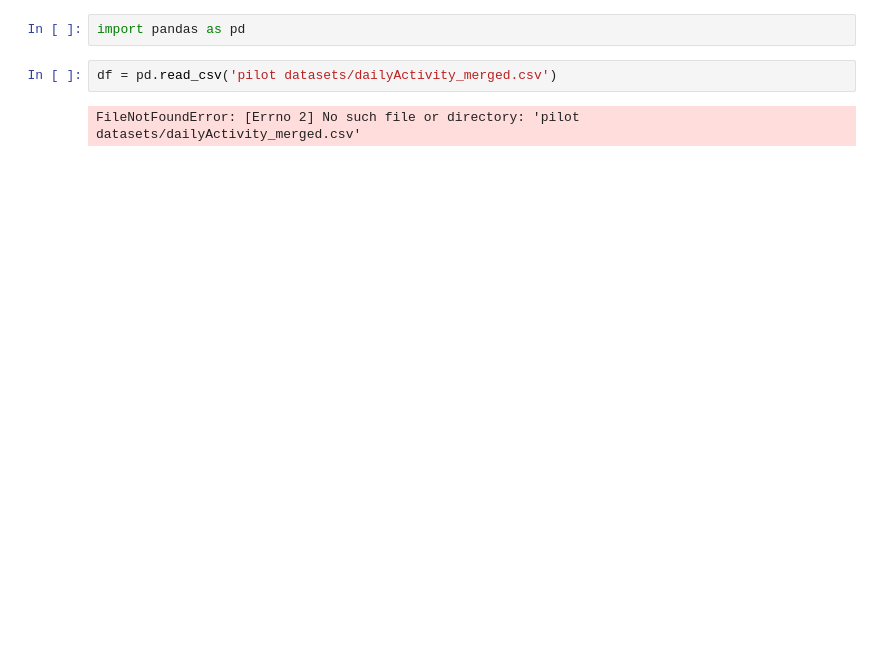
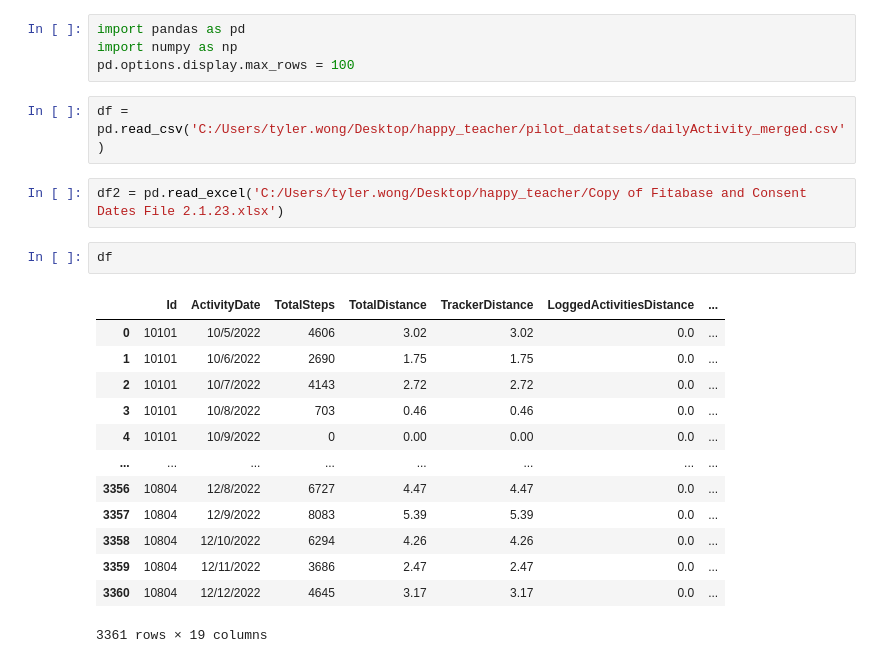
Before and after one commit to tylerwong1/happy_teacher, a Jupyter notebook: data_cleaning.ipynb, the cells around one changed output. Drawn from its saved outputs; the diff is of its cells as text; blank space fills up the shorter version.

```diff
--- a/data_cleaning.ipynb
+++ b/data_cleaning.ipynb
@@ -1,6 +1,24 @@
 # %%
 import pandas as pd
+import numpy as np
+pd.options.display.max_rows = 100
 # %%
-df = pd.read_csv('pilot datasets/dailyActivity_merged.csv')
+df = pd.read_csv('C:/Users/tyler.wong/Desktop/happy_teacher/pilot_datatsets/dailyActivity_merged.csv')
-# %% [output]
-FileNotFoundError: [Errno 2] No such file or directory: 'pilot datasets/dailyActivity_merged.csv'
+# %%
+df2 = pd.read_excel('C:/Users/tyler.wong/Desktop/happy_teacher/Copy of Fitabase and Consent Dates File 2.1.23.xlsx')
+# %%
+df
+# %% [output]
+|  | Id | ActivityDate | TotalSteps | TotalDistance | TrackerDistance | LoggedActivitiesDistance | ... |
+| 0 | 10101 | 10/5/2022 | 4606 | 3.02 | 3.02 | 0.0 | ... |
+| 1 | 10101 | 10/6/2022 | 2690 | 1.75 | 1.75 | 0.0 | ... |
+| 2 | 10101 | 10/7/2022 | 4143 | 2.72 | 2.72 | 0.0 | ... |
+| 3 | 10101 | 10/8/2022 | 703 | 0.46 | 0.46 | 0.0 | ... |
+| 4 | 10101 | 10/9/2022 | 0 | 0.00 | 0.00 | 0.0 | ... |
+| ... | ... | ... | ... | ... | ... | ... | ... |
+| 3356 | 10804 | 12/8/2022 | 6727 | 4.47 | 4.47 | 0.0 | ... |
+| 3357 | 10804 | 12/9/2022 | 8083 | 5.39 | 5.39 | 0.0 | ... |
+| 3358 | 10804 | 12/10/2022 | 6294 | 4.26 | 4.26 | 0.0 | ... |
+| 3359 | 10804 | 12/11/2022 | 3686 | 2.47 | 2.47 | 0.0 | ... |
+| 3360 | 10804 | 12/12/2022 | 4645 | 3.17 | 3.17 | 0.0 | ... |
+3361 rows × 19 columns
```
Also changed, not shown: parts of 8 cells of this notebook, 9 other files.
